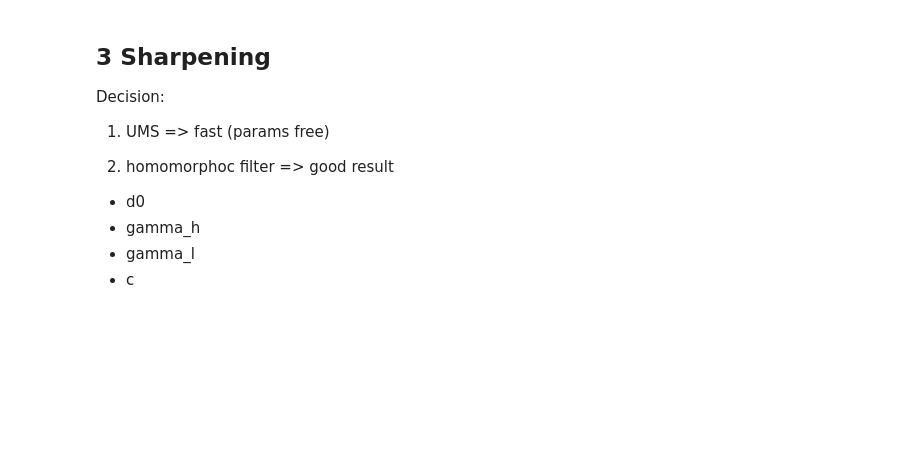
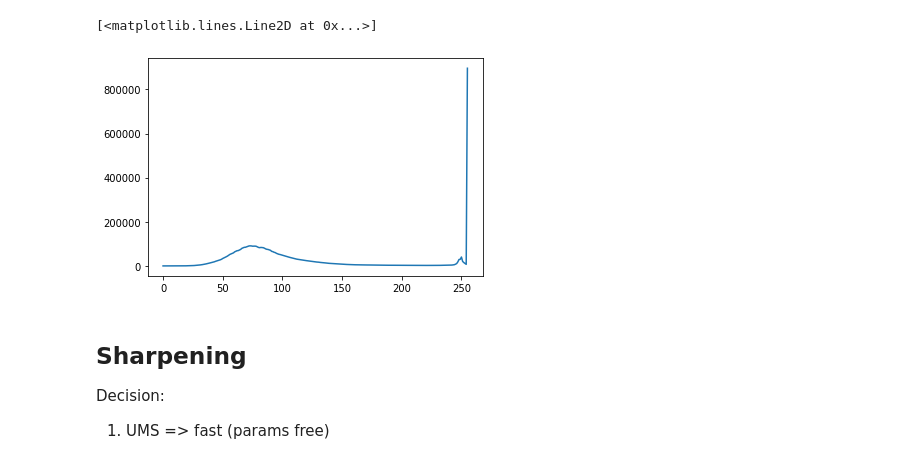
Before and after one commit to DuncanDai/master_border_extraction, a Jupyter notebook: src/test2_selectParams_histogramm+sharpen.ipynb, the cells around one changed output. Saved outputs shown, nothing was run; the diff lists cells and outputs as text; code cells hidden in the pictures; blank space fills up the shorter version.

```diff
--- a/src/test2_selectParams_histogramm+sharpen.ipynb
+++ b/src/test2_selectParams_histogramm+sharpen.ipynb
@@ -62,11 +75,29 @@ cv2.destroyAllWindows()
+# %%
+### CLAHE
+# clahe = cv2.createCLAHE(clipLimit=2.0, tileGridSize=(8,8))
+### params gridsearch
+clipLimit = np.linspace(1.0, 5.0, 6)
+size_width = np.arange(3, 100, 20, dtype=np.uint8)
+size_height = np.arange(3, 200, 40, dtype=np.uint8)
+
+params, cnt = combine_grid_params(clipLimit, size_width, size_height)
+# check params number:
+if cnt != 3:
+    raise ValueError
+
+### output
+for param in params:
+    clahe = cv2.createCLAHE(clipLimit=param[0], tileGridSize=(param[1], param[2]))
+    gray_clahe = clahe.apply(img_gray_origin)
+    cv2.imwrite(PATH_OUTPUT+f'preprocess_histogramm\\clipLimit={param[0]}, tileGridSize={param[1], param[2]}.png', gray_clahe)
+
+hist_gray_clahe = cv2.calcHist([gray_clahe],[0],None,[256],[0,256])   # shape is (256, 1)
+plt.plot(hist_gray_clahe)
+# %% [output]
+[<matplotlib.lines.Line2D at 0x...>]
+[figure, added]
 # %% [markdown]
-## 3 Sharpening
+## Sharpening
 Decision:
 
 1) UMS => fast (params free)
-
-2) homomorphoc filter => good result
-- d0
-- gamma_h
-- gamma_l
-- c
```
Also changed, not shown: parts of 10 cells of this notebook, 6 other files.
